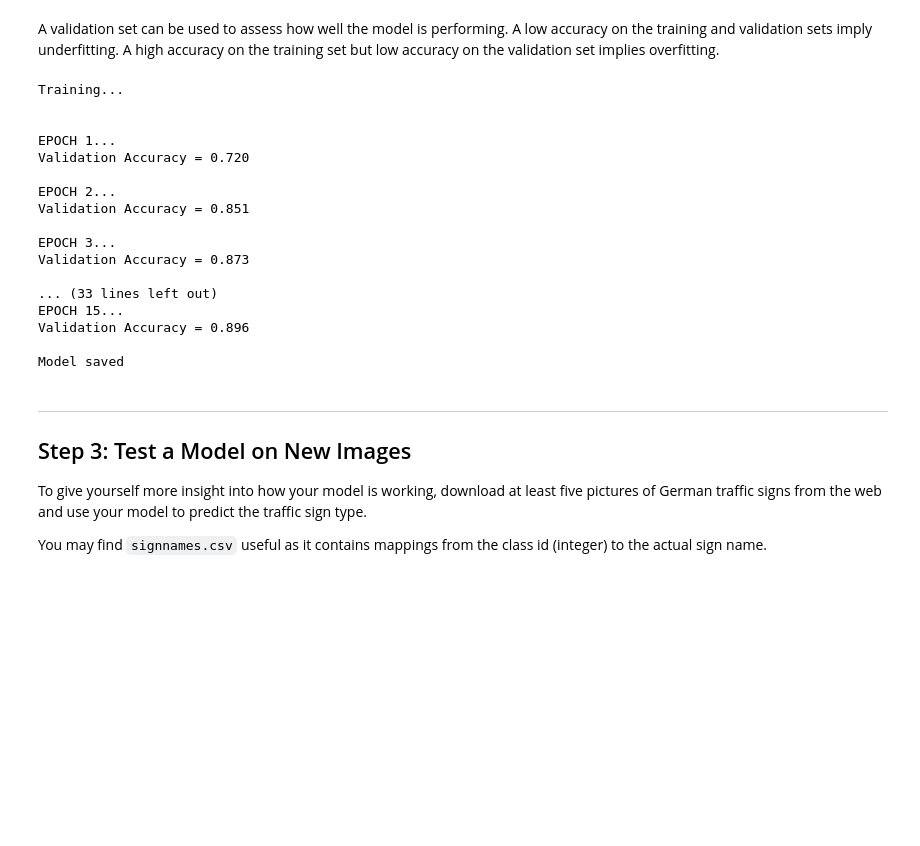
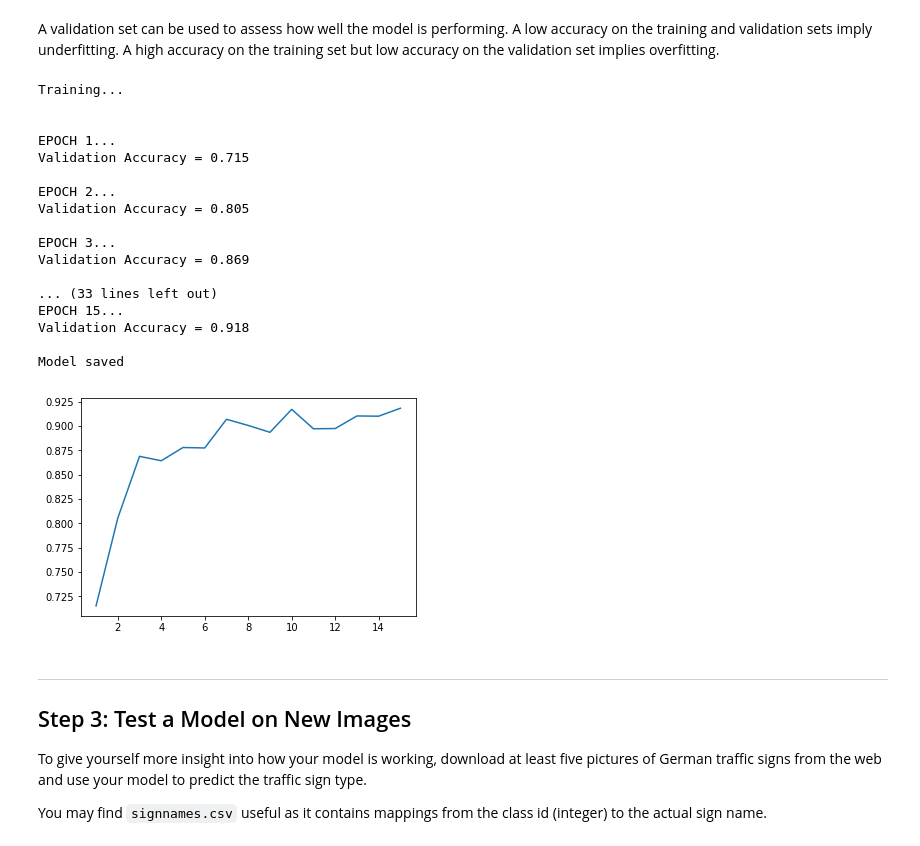
Before and after one commit to RobinCPC/CarND-Traffic-Sign-Classifier-Project, a Jupyter notebook: Traffic_Sign_Classifier.ipynb, the cells around one changed output. Cells and saved outputs as stored; diff of their text form; code cells hidden in the pictures; blank space fills up the shorter version.

Commit message:
Reduce learning rate and add a figure to show valid_acc vs epoch

```diff
--- a/Traffic_Sign_Classifier.ipynb
+++ b/Traffic_Sign_Classifier.ipynb
@@ -274,7 +274,7 @@ sets imply underfitting. A high accuracy on the training set but low accuracy on
 
 ## Training Pipeline
 # create a train pipeline to classsify traffic sign images
-rate = 0.001
+rate = 0.0008
 
 logits = LeNet(x)
 cross_entropy = tf.nn.softmax_cross_entropy_with_logits(logits=logits, labels=one_hot_y)
@@ -303,43 +303,51 @@ def evaluate(x_data, y_data):
 # After each epoch, measure the loss and accuracy of the validation set.
 # Save the model after training.
 from sklearn.utils import shuffle
+
+epo_list = []
+acc_list = []
 
 with tf.Session() as sess:
     sess.run(tf.global_variables_initializer())
     num_examples = len(X_tr_nor)
 
     print('Training...\n\n')
     for i in range(EPOCHS):
         X_tr_nor, y_train = shuffle(X_tr_nor, y_train)
         for offset in range(0, num_examples, BATCH_SIZE):
             end = offset + BATCH_SIZE
             batch_x, batch_y = X_tr_nor[offset:end], y_train[offset:end]
             sess.run(training_operation, feed_dict={x: batch_x, y: batch_y})
         validation_accuracy = evaluate(X_va_nor, y_valid)
         print('EPOCH {}...'.format(i+1))
         print('Validation Accuracy = {:.3f}'.format(validation_accuracy))
         print()
+        epo_list.append(i+1)
+        acc_list.append(validation_accuracy)
 
     saver.save(sess, './lenet')
     print('Model saved')
+    plt.plot(epo_list, acc_list)
+    plt.show()
 # %% [output]
 Training...
 
 
 EPOCH 1...
-Validation Accuracy = 0.720
+Validation Accuracy = 0.715
 
 EPOCH 2...
-Validation Accuracy = 0.851
+Validation Accuracy = 0.805
 
 EPOCH 3...
-Validation Accuracy = 0.873
+Validation Accuracy = 0.869
 
 ... (33 lines left out)
 EPOCH 15...
-Validation Accuracy = 0.896
+Validation Accuracy = 0.918
 
 Model saved
+[figure, added]
 # %% [markdown]
 ---
 
```
Also changed, not shown: parts of 1 cell of this notebook.
